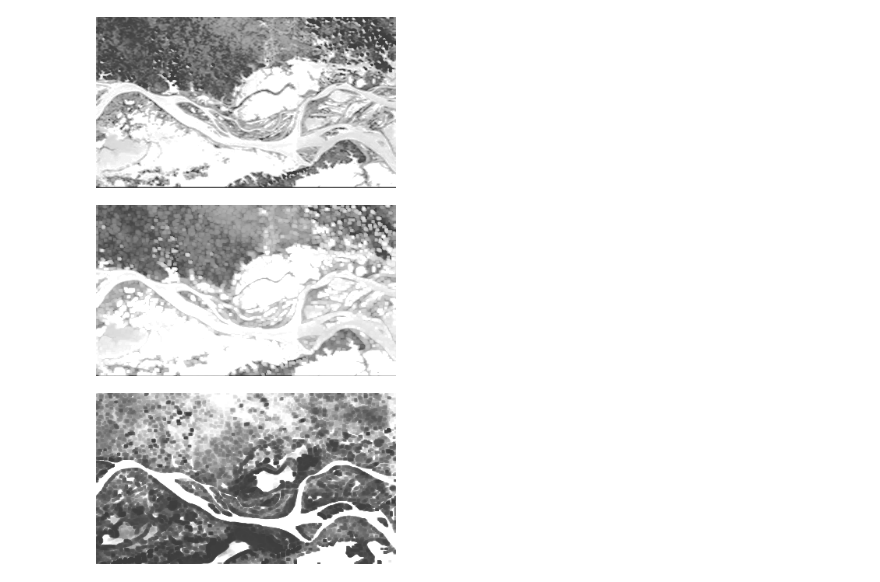
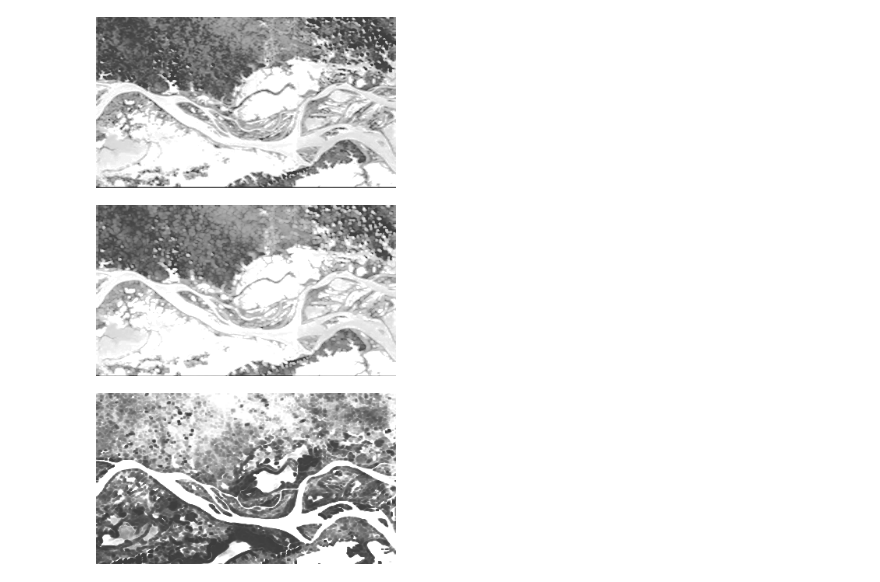
Before and after one commit to guilhermeMilani/operadores-morfologicos, a Jupyter notebook: OperadoresMorfologicos.ipynb, the cells around one changed output. Cells and saved outputs as stored; diff of their text form; code cells hidden in the pictures.

Commit message:
uso de 2 kernels

```diff
--- a/OperadoresMorfologicos.ipynb
+++ b/OperadoresMorfologicos.ipynb
@@ -98,7 +98,7 @@ display(IPImage(filename='chuvoso_realcada.png', width=300))
 [figure]
 [figure]
 # %%
-def dilatacao(imagem_entrada, imagem_saida, kernel_size=3):
+def dilatacao(imagem_entrada, imagem_saida, kernel_size=2):
     imagem_binaria = cv2.imread(imagem_entrada)
     kernel = np.ones((kernel_size, kernel_size), np.uint8)
     imagem_dilatada = cv2.dilate(imagem_binaria, kernel, iterations=1)
@@ -109,19 +109,19 @@ def dilatacao(imagem_entrada, imagem_saida, kernel_size=3):
 dilatacao('chuvoso_realcada.png', 'chuvoso_dilatada.png')
 display(IPImage(filename='chuvoso_dilatada.png', width=300))
 # %% [output]
-[figure, old version]
+[figure, new version]
 # %%
-def erosao(imagem_entrada, imagem_saida, kernel_tamanho=3):
+def erosao(imagem_entrada, imagem_saida, kernel_tamanho=2):
     imagem_binaria = cv2.imread(imagem_entrada)
     kernel = np.ones((kernel_tamanho, kernel_tamanho), np.uint8)
     imagem_erodida = cv2.erode(imagem_binaria, kernel, iterations=1)
     converte_img = PILImage.fromarray(imagem_erodida.astype(np.uint8))
     converte_img.save(imagem_saida)
 
 erosao('estiagem_realcada.png', 'estiagem_erodida.png')
 display(IPImage(filename='estiagem_erodida.png', width=300))
 # %% [output]
-[figure, old version]
+[figure, new version]
 # %%
 def binarizacao(imagem_entrada, imagem_saida, threshold_value):
     img = PILImage.open(imagem_entrada)
```
Also changed, not shown: parts of 4 cells of this notebook, 6 other files.
